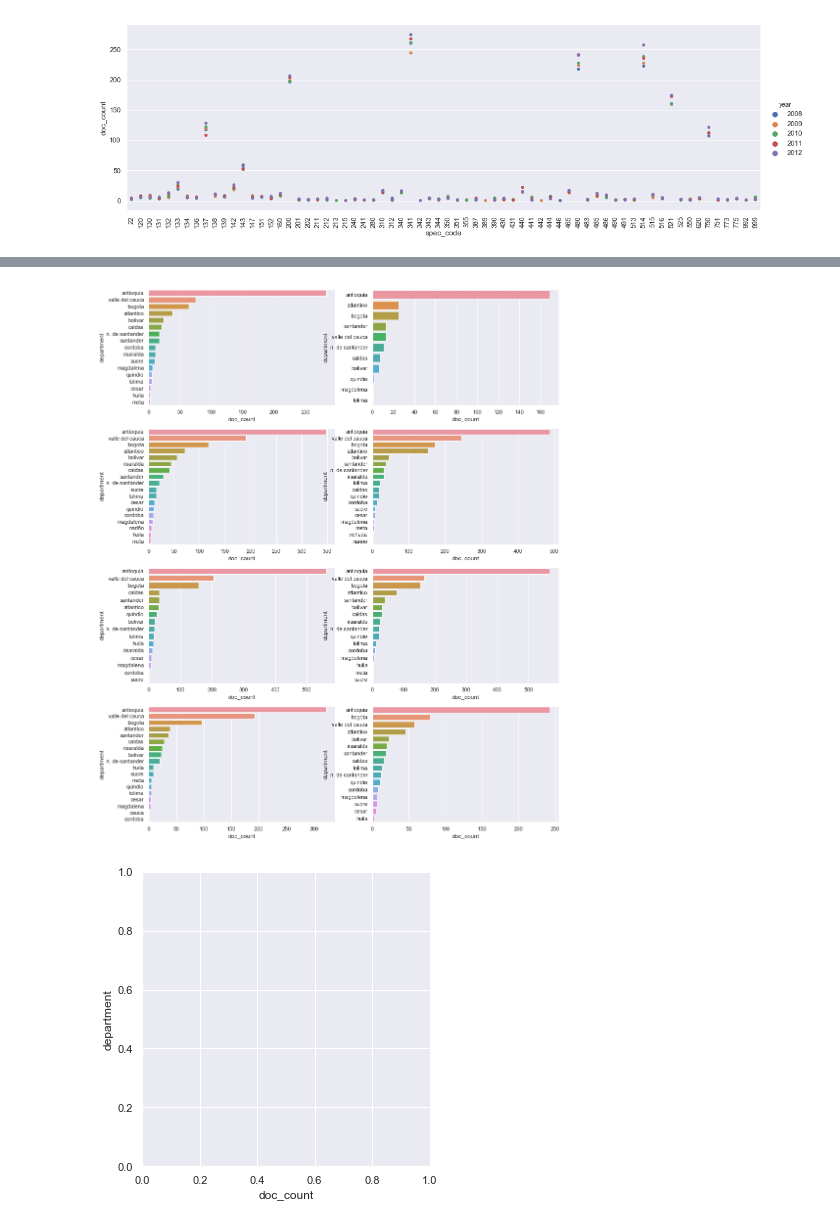
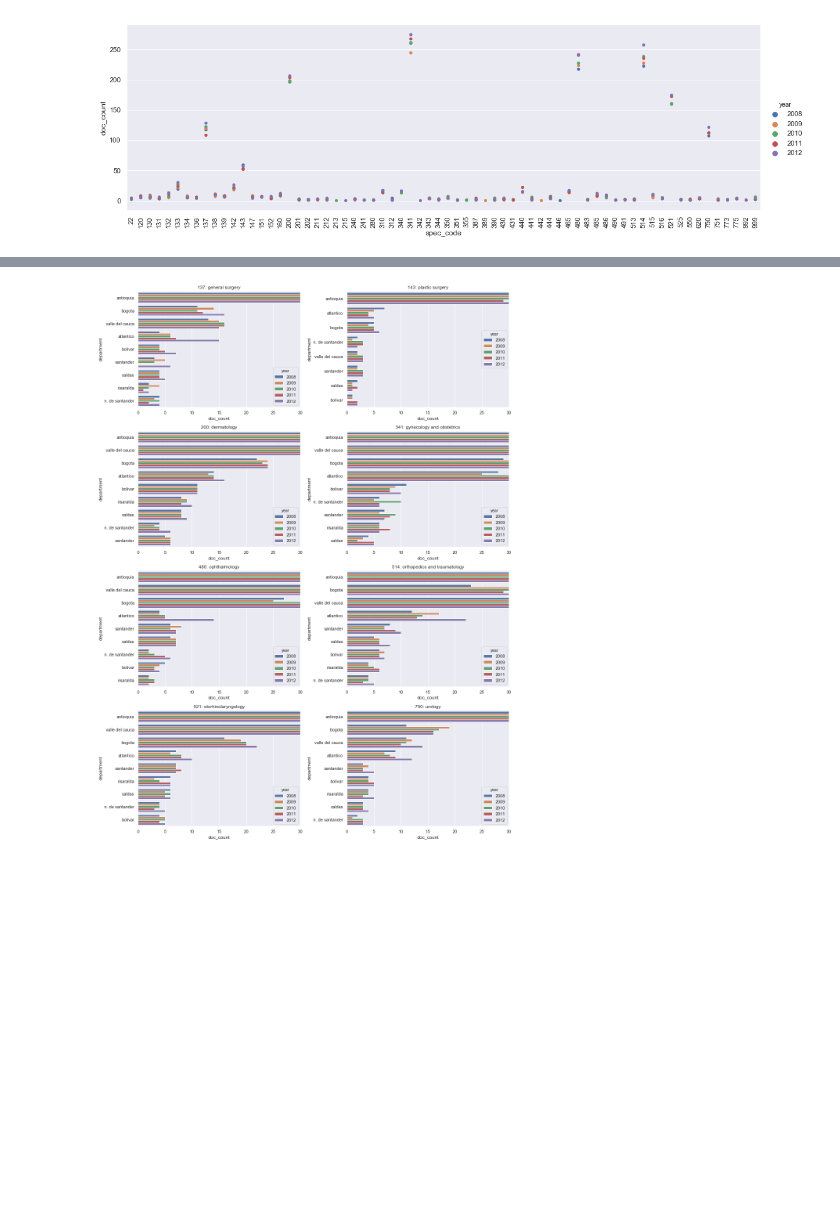
Before and after one commit to tmivanus/Springboard, a Jupyter notebook: Capstone_01/05_first_analyses.ipynb, the cells around one changed output, grey strips where cells are left out. Saved outputs shown, nothing was run; the diff lists cells and outputs as text; code cells hidden in the pictures; blank space fills up the shorter version.

```diff
--- a/Capstone_01/05_first_analyses.ipynb
+++ b/Capstone_01/05_first_analyses.ipynb
@@ -57,10 +58,10 @@ memory usage: 21.0+ KB
 None
 # %%
 ## Illustrating the number of doctors observed for each specialty.
-sns.set(style='darkgrid')
-fig_01 = sns.catplot(x='spec_code', y='doc_count', data=subpanel_01,\
+sns.set()
+_ = sns.catplot(x='spec_code', y='doc_count', data=panel_spec,\
                      jitter=False, hue='year', height=5, aspect=3)
-fig_01.set_xticklabels(rotation=90)
+_.set_xticklabels(rotation=90)
 plt.show()
 # %% [output]
 [figure]
@@ -140,10 +300,10 @@ plt.show()
 # %%
-for i in pd.Series(spec_list).unique():
+for i in spec_list:
     fig, ax = plt.subplots(1, 3, figsize=(15,5))
     fig.suptitle(str(i[0]) + ': ' + str(i[1]))
-    sns.regplot(x='n_visits', y='n_surgeries', data=subpanel_02[subpanel_02['spec_code'] == i[0]], ax=ax[0])
-    sns.regplot(x='n_patients', y='n_surgeries', data=subpanel_02[subpanel_02['spec_code'] == i[0]], ax=ax[1])
-    sns.regplot(x='n_visits', y='n_patients', data=subpanel_02[subpanel_02['spec_code'] == i[0]], ax=ax[2])
+    sns.regplot(x='n_visits', y='n_patients', data=subpanel[subpanel['spec_code'] == i[0]], ax=ax[0])
+    sns.regplot(x='n_visits', y='n_surgeries', data=subpanel[subpanel['spec_code'] == i[0]], ax=ax[1])
+    sns.regplot(x='n_patients', y='n_surgeries', data=subpanel[subpanel['spec_code'] == i[0]], ax=ax[2])
     plt.tight_layout()
 plt.show()
 # %% [output]
@@ -157,0 +318,9 @@ plt.show()
+# %%
+for i in dep_list:
+    fig, ax = plt.subplots(1, 3, figsize=(15,5))
+    fig.suptitle(str(i[0]) + ': ' + str(i[1]))
+    sns.regplot(x='n_visits', y='n_patients', data=subpanel[subpanel['dep_code'] == i[0]], ax=ax[0])
+    sns.regplot(x='n_visits', y='n_surgeries', data=subpanel[subpanel['dep_code'] == i[0]], ax=ax[1])
+    sns.regplot(x='n_patients', y='n_surgeries', data=subpanel[subpanel['dep_code'] == i[0]], ax=ax[2])
+    plt.tight_layout()
+plt.show()
@@ -158,17 +369,23 @@ plt.show()
 # %%
+## Here I will take a closer look at those specialties/departments/years with less than 30 doctors.
 positions = [(0,0),(0,1),(1,0),(1,1),(2,0),(2,1),(3,0),(3,1)]
-tuples = zip(positions, pd.Series(spec_list).unique())
+tuples = zip(positions, spec_list)
 
 fig, ax = plt.subplots(4, 2, figsize=(15,20))
 for i in tuples:
-    filter_k = subpanel_02['spec_code'] == i[1][0]
-    df_k = subpanel_02[filter_k].groupby(['dep_code','department'])[['doc_code']].count()
-    df_k.reset_index(inplace=True)
-    df_k.rename(columns={'doc_code': 'doc_count'}, inplace=True)
-    df_k.sort_values('doc_count', ascending=False, inplace=True)
-    sns.catplot(x='doc_count', y='department', data=df_k, orient='h', kind='bar', ax=ax[i[0][0]][i[0][1]])
+    strainer = subpanel['spec_code'] == i[1][0]
+    df = subpanel[strainer].groupby(['spec_en','department','year'])[['doc_code']].count()
+    df.reset_index(inplace=True)
+    df.rename(columns={'doc_code': 'doc_count'}, inplace=True)
+    df.sort_values('doc_count', ascending=False, inplace=True)
+    ax[i[0][0],i[0][1]].title.set_text(str(i[1][0]) + ': ' + str(i[1][1]))
+    ## Here I am setting the max limit of 30 doctors.
+    ax[i[0][0],i[0][1]].set(xlim=(0, 30))
+    _ = sns.catplot(x='doc_count', y='department', data=df,
+                    hue='year', orient='h', kind='bar', ax=ax[i[0][0],i[0][1]])
+    plt.close()
+
 plt.tight_layout()
 plt.show()
 # %% [output]
-[figure, old version]
+[figure, new version]
-[figure, removed]
```
Also changed, not shown: parts of 14 cells of this notebook.
